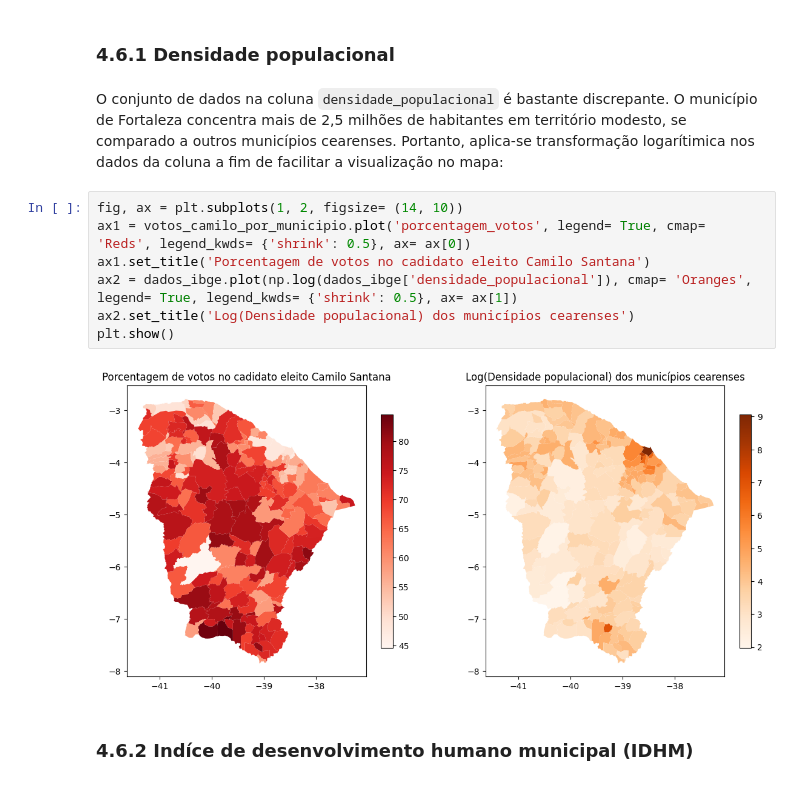
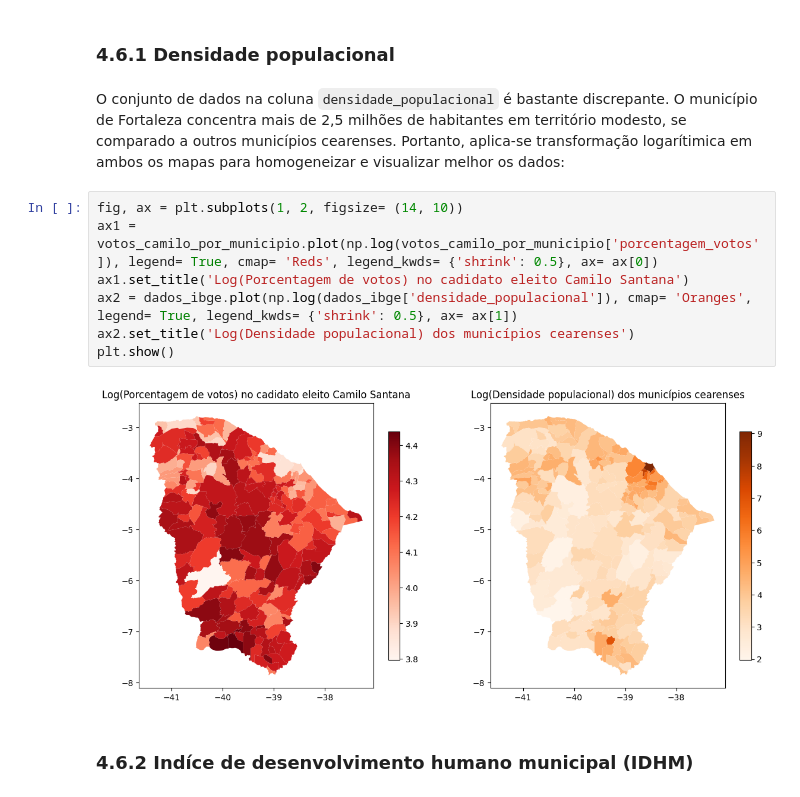
Before and after one commit to DamodaraBarbosa/clustering_municipios_eleicoes_2022_ceara, a Jupyter notebook: 07_senador_analysis_eleicoes_ceara_2022.ipynb, the cells around one changed output. Saved outputs shown, nothing was run; the diff lists cells and outputs as text.

```diff
--- a/07_senador_analysis_eleicoes_ceara_2022.ipynb
+++ b/07_senador_analysis_eleicoes_ceara_2022.ipynb
@@ -436,16 +426,16 @@ votos_camilo_por_municipio = votos_camilo_por_municipio.drop('nm_municipio', axi
 # %% [markdown]
 ### 4.6.1 Densidade populacional
 # %% [markdown]
-O conjunto de dados na coluna `densidade_populacional` é bastante discrepante. O município de Fortaleza concentra mais de 2,5 milhões de habitantes em território modesto, se comparado a outros municípios cearenses. Portanto, aplica-se transformação logarítimica nos dados da coluna a fim de facilitar a visualização no mapa:
+O conjunto de dados na coluna `densidade_populacional` é bastante discrepante. O município de Fortaleza concentra mais de 2,5 milhões de habitantes em território modesto, se comparado a outros municípios cearenses. Portanto, aplica-se transformação logarítimica em ambos os mapas para homogeneizar e visualizar melhor os dados:
 # %%
 fig, ax = plt.subplots(1, 2, figsize= (14, 10))
-ax1 = votos_camilo_por_municipio.plot('porcentagem_votos', legend= True, cmap= 'Reds', legend_kwds= {'shrink': 0.5}, ax= ax[0])
-ax1.set_title('Porcentagem de votos no cadidato eleito Camilo Santana')
+ax1 = votos_camilo_por_municipio.plot(np.log(votos_camilo_por_municipio['porcentagem_votos']), legend= True, cmap= 'Reds', legend_kwds= {'shrink': 0.5}, ax= ax[0])
+ax1.set_title('Log(Porcentagem de votos) no cadidato eleito Camilo Santana')
 ax2 = dados_ibge.plot(np.log(dados_ibge['densidade_populacional']), cmap= 'Oranges', legend= True, legend_kwds= {'shrink': 0.5}, ax= ax[1])
 ax2.set_title('Log(Densidade populacional) dos municípios cearenses')
 plt.show()
 # %% [output]
-[figure, old version]
+[figure, new version]
 # %% [markdown]
 ### 4.6.2 Indíce de desenvolvimento humano municipal (IDHM)
 # %%
```
Also changed, not shown: parts of 28 cells of this notebook.
